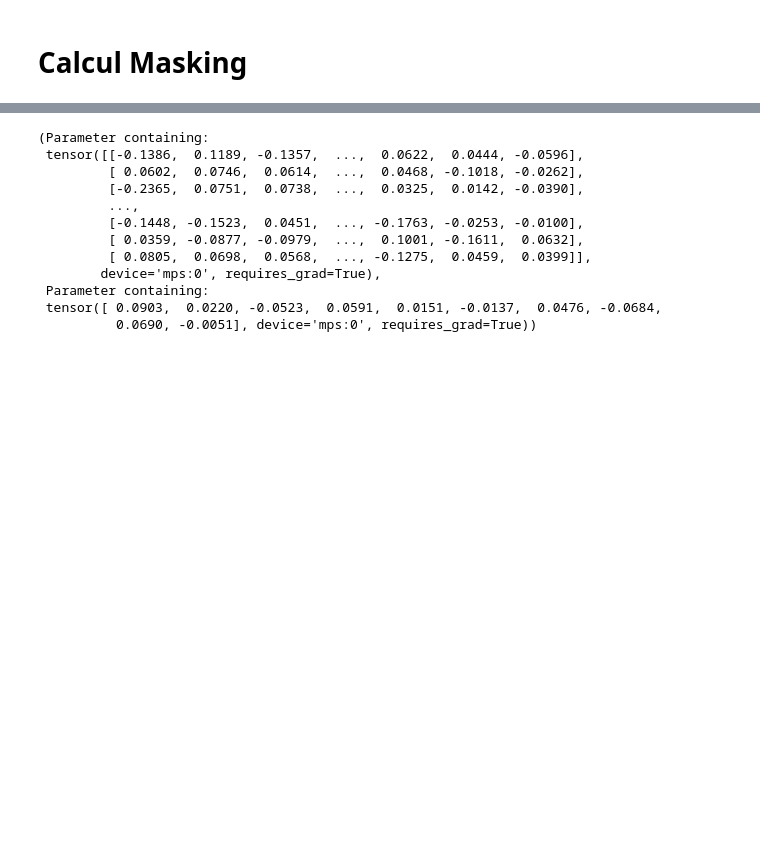
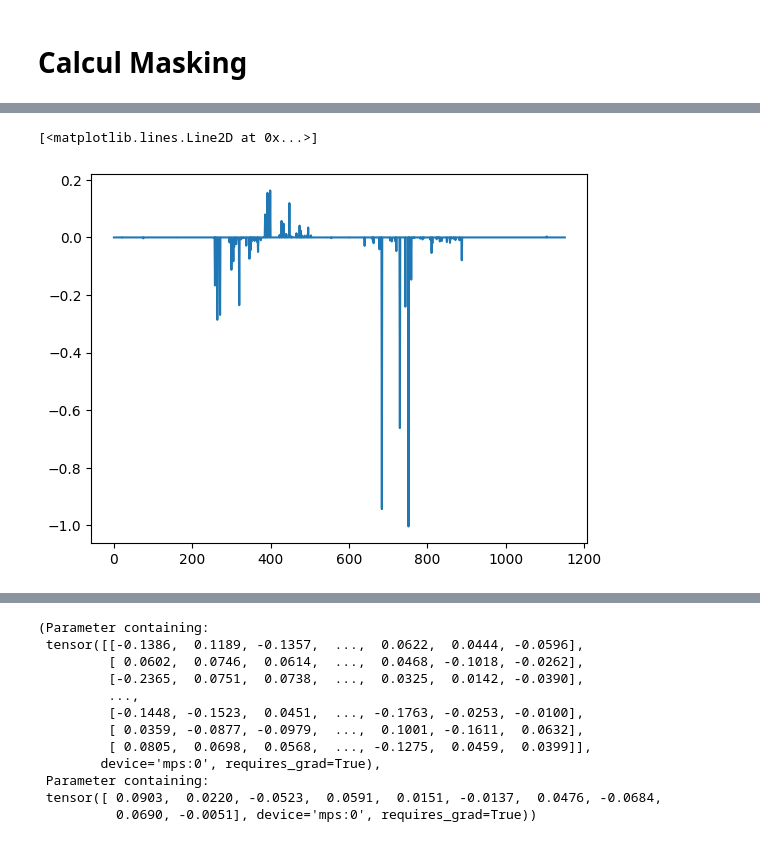
Before and after one commit to owl1996/MachineUL, a Jupyter notebook: main.ipynb, the cells around one changed output, grey strips where cells are left out. Cells and saved outputs as stored; diff of their text form; code cells hidden in the pictures; blank space fills up the shorter version.

```diff
--- a/main.ipynb
+++ b/main.ipynb
@@ -57,5 +57,5 @@ balanced_batch = (1 - proportion) * batch_size / proportion
 # %%
-filtered_loader = filter_loaders(test_loaders, class_name, balanced_batch, shuffle=True, num_workers=num_workers)
+filtered_loader = filter_loaders(test_loaders, class_name, balanced_batch_size, shuffle=True, num_workers=num_workers)
 # %% [markdown]
 # Submodel
 # %%
@@ -80,16 +80,5 @@ plt.imshow(input[0][0].squeeze(), cmap='gray')
 # %%
 def get_param_grad_1(model, input, back_lay_num = 1):
-    """
-    Capture le gradient de la perte par rapport aux paramètres (poids et biais) du dernier layer paramétrique.
-
-    Args:
-        model (torch.nn.Module): Le modèle de réseau de neurones.
-        input_tensor (torch.Tensor): Les données d'entrée pour le modèle.
-
-    Returns:
-        torch.Tensor: Gradient de la perte par rapport aux poids et biais du dernier layer paramétrique.
-    """
-
     input_tensor, label_tensor = input
     input_tensor = input_tensor.to(device)
     label_tensor = label_tensor.to(device)
@@ -116,16 +105,4 @@ def get_param_grad_1(model, input, back_lay_num = 1):
         # Aplatir les gradients des paramètres (poids et biais)
         grad_params.append(param.grad.flatten())  # Aplatir les gradients des poids et biais
 
-    # Concaténer tous les gradients (poids et biais) pour obtenir une seule dimension
-    all_gradients = torch.cat(grad_params, dim=0)  # Contient tous les gradients
-
-    # Test
-    # Calcul du nombre total de paramètres dans le dernier layer paramétrique
-    total_params = sum(p.numel() for p in layer.parameters()) # Total des paramètres (poids + biais)
-
-    if all_gradients.numel() != total_params:
-        raise RuntimeError(f"Erreur de taille : taille de all_gradients ({all_gradients.numel()}) ne correspond pas à "
-                             f"total_params ({total_params})")
-
-    # Retourner le gradient sous la forme (batch_size, total_params)
-    return all_gradients
+    return grad_params
@@ -240 +267,7 @@ tensor(347, device='mps:0')
+# %%
+new_grad = [grad_2[0] * torch.abs(grad_1[0]) * mask[0], grad_2[1] * torch.abs(grad_1[1]) * mask[1]]
+plt.plot(new_grad[0].detach().cpu().numpy())
+# %% [output]
+[<matplotlib.lines.Line2D at 0x...>]
+[figure, added]
 # %%
```
Also changed, not shown: parts of 23 cells of this notebook.
